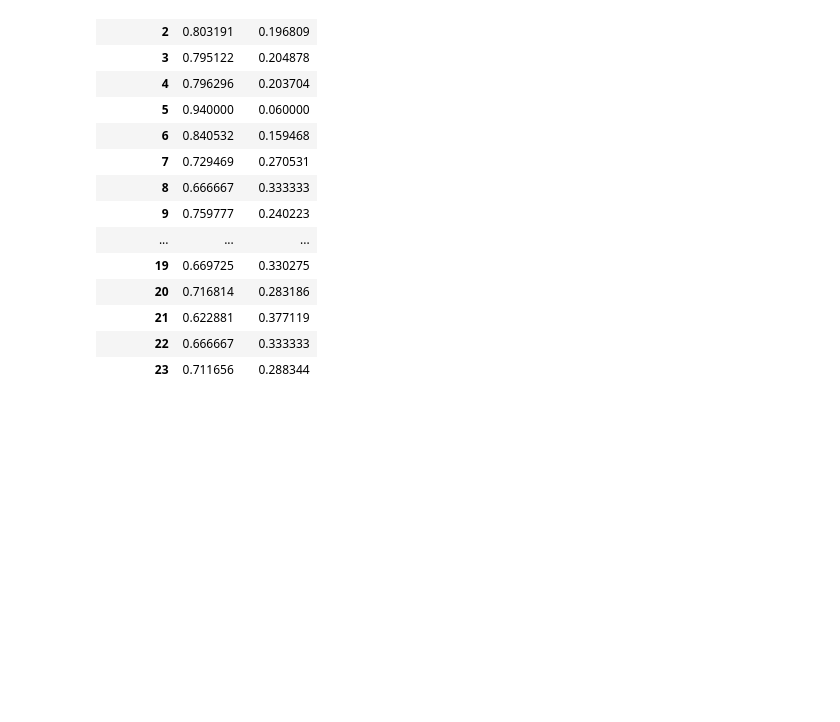
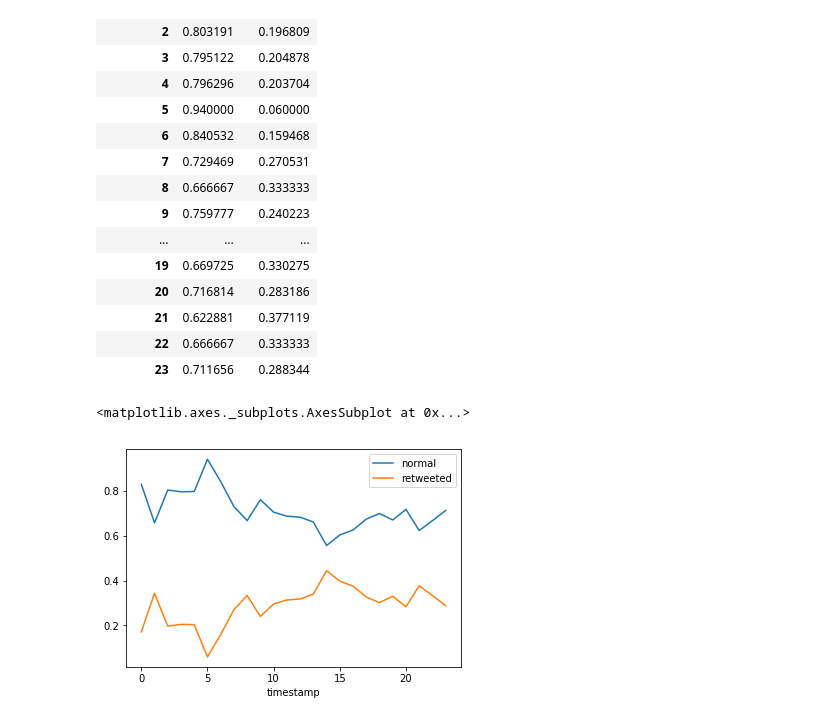
Before and after one commit to CalebWelch/music_theory_twitter, a Jupyter notebook: Analysisbook.ipynb, the cells around one changed output. Drawn from its saved outputs; the diff is of its cells as text; code cells hidden in the pictures; blank space fills up the shorter version.

Commit message:
Added timeseries plot

```diff
--- a/Analysisbook.ipynb
+++ b/Analysisbook.ipynb
@@ -121,3 +121,8 @@ data[['normal','retweeted']].groupby(data.timestamp.dt.hour).mean()
 | 21 | 0.622881 | 0.377119 |
 | 22 | 0.666667 | 0.333333 |
 | 23 | 0.711656 | 0.288344 |
+# %%
+data[['normal','retweeted']].groupby(data.timestamp.dt.hour).mean().plot()
+# %% [output]
+<matplotlib.axes._subplots.AxesSubplot at 0x...>
+[figure, added]
```
